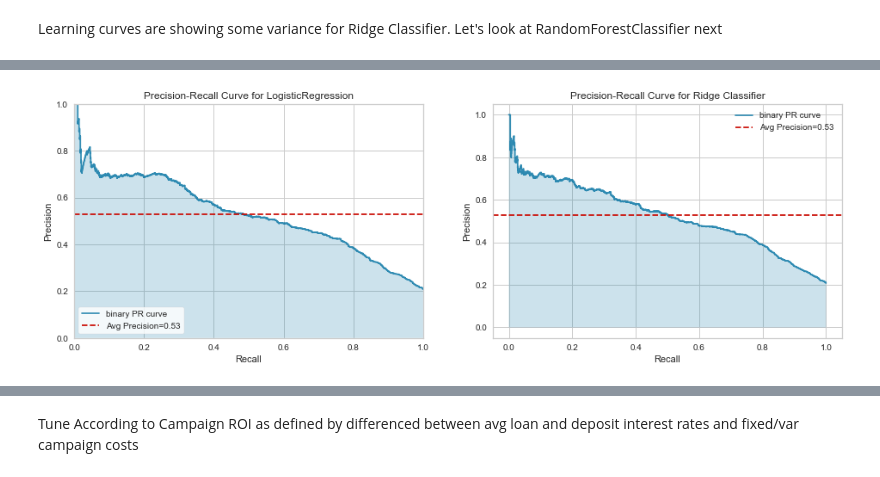
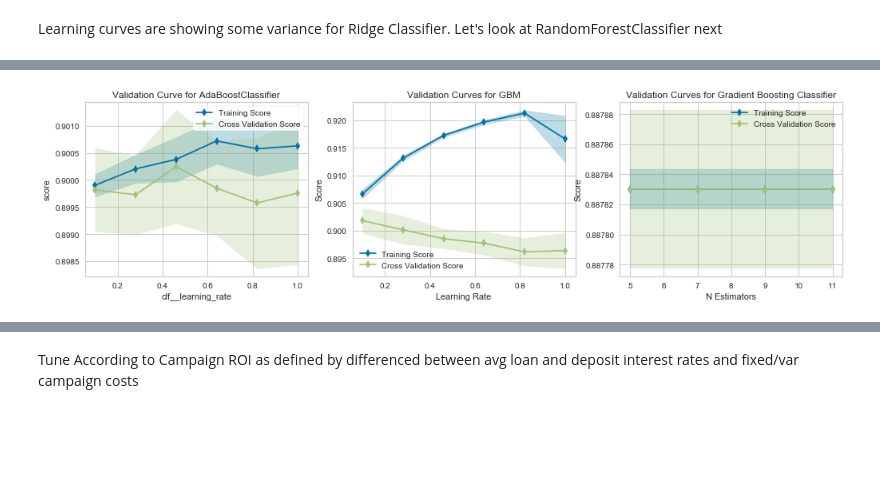
Before and after one commit to pdefusco/Python, a Jupyter notebook: machine_learning_projects/marketing_campaign_new/campaign_roi_model_BATCH.ipynb, the cells around one changed output, grey strips where cells are left out. Saved outputs shown, nothing was run; the diff lists cells and outputs as text; code cells hidden in the pictures; blank space fills up the shorter version.

```diff
--- a/machine_learning_projects/marketing_campaign_new/campaign_roi_model_BATCH.ipynb
+++ b/machine_learning_projects/marketing_campaign_new/campaign_roi_model_BATCH.ipynb
@@ -507,2 +308,0 @@ df_eval_2.drop('y', axis=1, inplace=True)
-# %%
-X_train, X_test, y_train, y_test = train_test_split(df_eval_2, y_2, test_size=0.3, random_state = 1)
@@ -571,18 +308,0 @@ viz_lc_rc.poof()
-# %%
-fig, axes = plt.subplots(nrows=1, ncols=2, sharey=False, figsize=(16,5))
-
-viz_pc_lr = PrecisionRecallCurve(new_pipe_lr, ax=axes[0])
-viz_pc_lr.fit(X_train, y_train)
-viz_pc_lr.score(X_test, y_test)
-
-viz_pc_rc = PrecisionRecallCurve(new_pipe_rc, ax=axes[1])
-viz_pc_rc.fit(X_train, y_train)
-viz_pc_rc.score(X_test, y_test)
-
-axes[1].set(title='Precision-Recall Curve for Ridge Classifier', xlabel='Recall', ylabel='Precision')
-axes[1].legend().set_visible(True)
-
-viz_pc_lr.poof()
-viz_pc_rc.poof()
-# %% [output]
-[figure, removed]
@@ -590,0 +309,31 @@ Compare train test split with stratification
+# %%
+fig, axes = plt.subplots(nrows=1, ncols=3, figsize=(17,4))
+
+viz_vc_ada = ValidationCurve(
+    pipe_ada, param_name="clf__learning_rate",
+    param_range=np.linspace(0.1,1, 6), cv=cv, scoring="accuracy", ax=axes[0])
+
+viz_vc_ada.fit(X_train, y_train)
+
+viz_vc_gbm = ValidationCurve(
+    pipe_gbm, param_name="clf__learning_rate",
+    param_range=np.linspace(0.1,1, 6), cv=cv, scoring="accuracy", ax=axes[1])
+
+viz_vc_gbm.fit(X_train, y_train)
+
+viz_vc_bg = ValidationCurve(
+    pipe_bg, param_name="clf__n_estimators",
+    param_range=[5,7,9,11], cv=cv, scoring="accuracy", ax=axes[2])
+
+viz_vc_bg.fit(X_train, y_train)
+
+axes[1].set(title='Validation Curves for GBM', xlabel='Learning Rate', ylabel='Score')
+axes[2].set(title='Validation Curves for Gradient Boosting Classifier', xlabel='N Estimators', ylabel='Score')
+axes[1].legend().set_visible(True)
+axes[2].legend().set_visible(True)
+
+viz_vc_ada.poof()
+viz_vc_gbm.poof()
+viz_vc_bg.poof()
+# %% [output]
+[figure, added]
```
Also changed, not shown: parts of 68 cells of this notebook, 8 other files.
